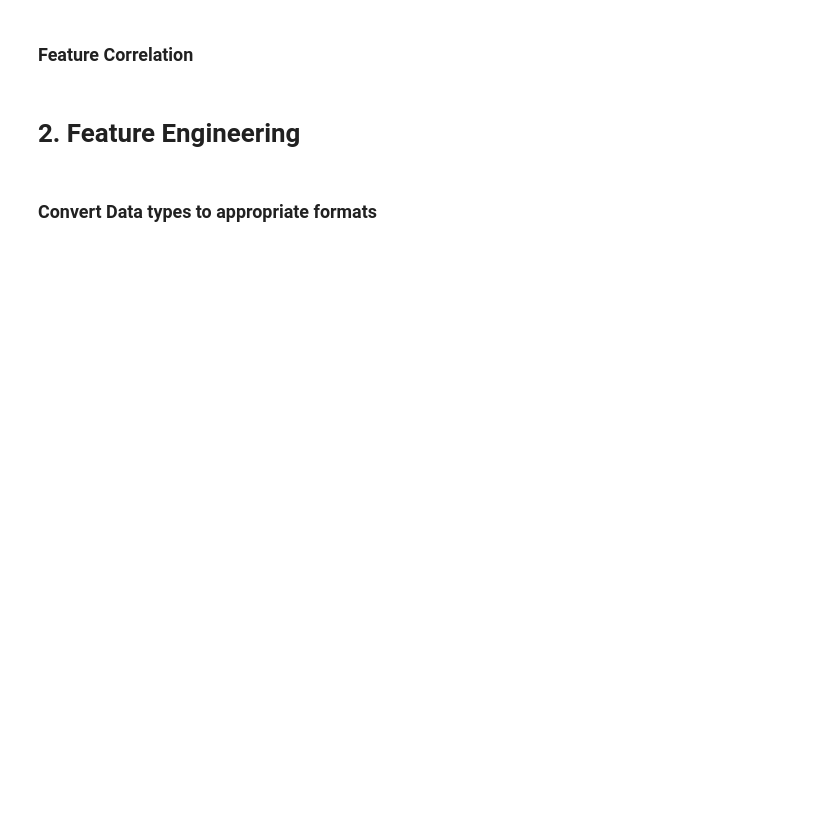
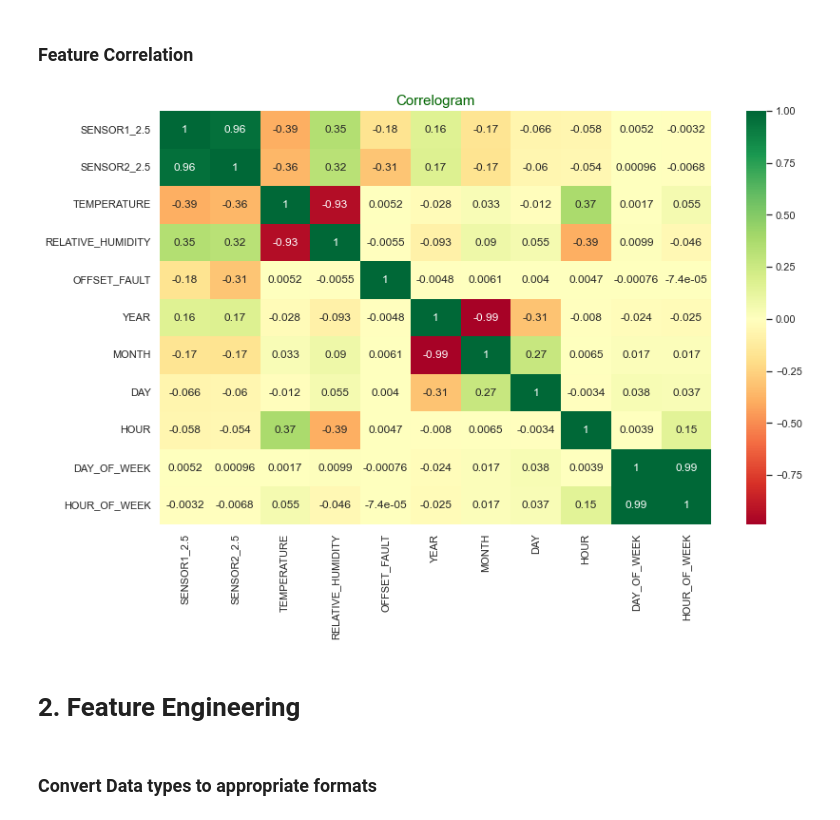
Before and after one commit to JessWN/UmojaHack2022-TeamVyrodok, a Jupyter notebook: challenge.ipynb, the cells around one changed output. Saved outputs shown, nothing was run; the diff lists cells and outputs as text; code cells hidden in the pictures; blank space fills up the shorter version.

```diff
--- a/challenge.ipynb
+++ b/challenge.ipynb
@@ -204,5 +269,14 @@ for ax, data, name in zip(axes.flatten(), train_df, ['Sensor1_PM2.5',	'Sensor2_P
 # %% [markdown]
 ### Feature Correlation
+# %%
+#Quantify correlations
+corr = train_df.corr()
+plt.figure(figsize = (13, 8))
+sns.heatmap(corr, cmap='RdYlGn', annot = True, center = 0)
+plt.title('Correlogram', fontsize = 15, color = 'darkgreen')
+plt.show()
+# %% [output]
+[figure, added]
 # %% [markdown]
 # 2. Feature Engineering
 # %% [markdown]
```
Also changed, not shown: parts of 26 cells of this notebook.
